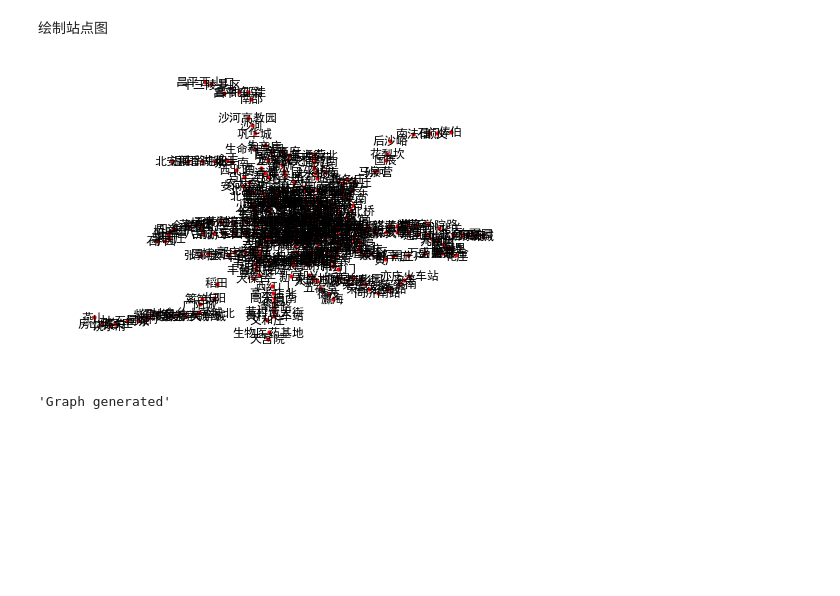
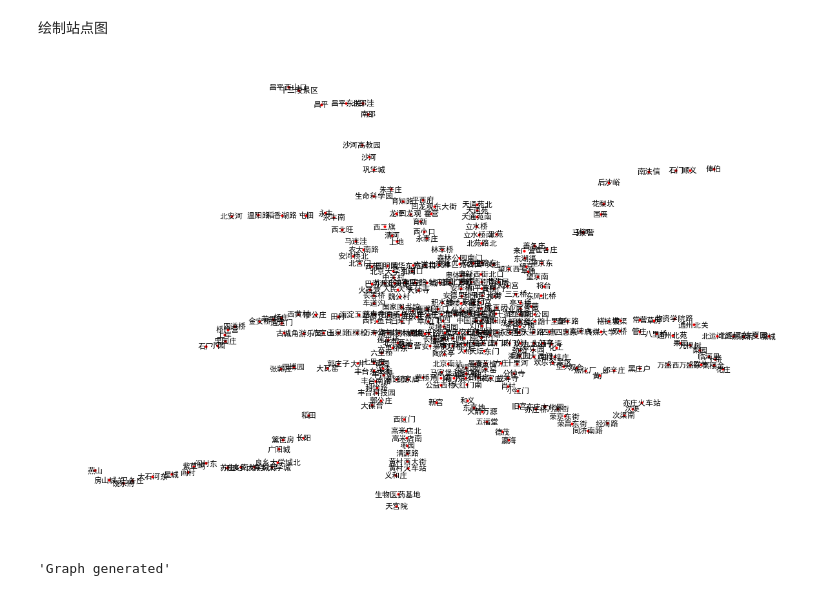
Before and after one commit to howling0/NLP_Assignments, a Jupyter notebook: w2/Assignment_02.ipynb, the cells around one changed output. Drawn from its saved outputs; the diff is of its cells as text; code cells hidden in the pictures; blank space fills up the shorter version.

```diff
--- a/w2/Assignment_02.ipynb
+++ b/w2/Assignment_02.ipynb
@@ -588,9 +588,10 @@ station_graph = nx.Graph()
 station_graph.add_nodes_from(list(coordinates.keys()))
 # %%
 # 画出站点图，可以看出这次获取的坐标基本上是符合真实地铁站点分布的
+plt.figure(figsize=(16,10))
 nx.draw(station_graph, coordinates, with_labels=True, node_size=10)
 # %% [output]
-[figure, old version]
+[figure, new version]
 # %%
 class Search_Agent_1:
     '''
```
